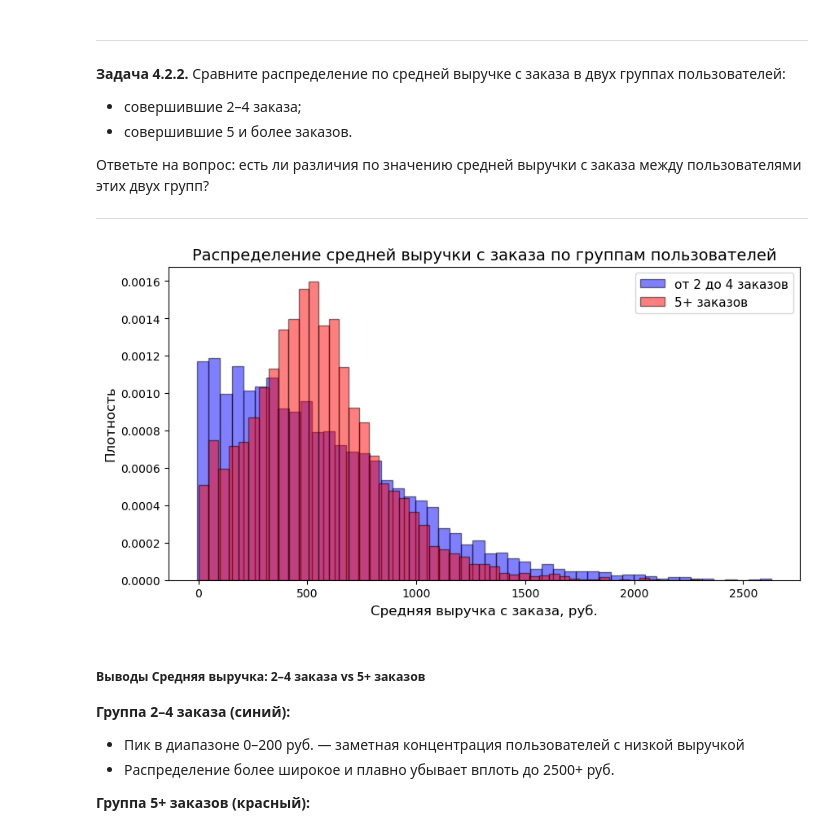
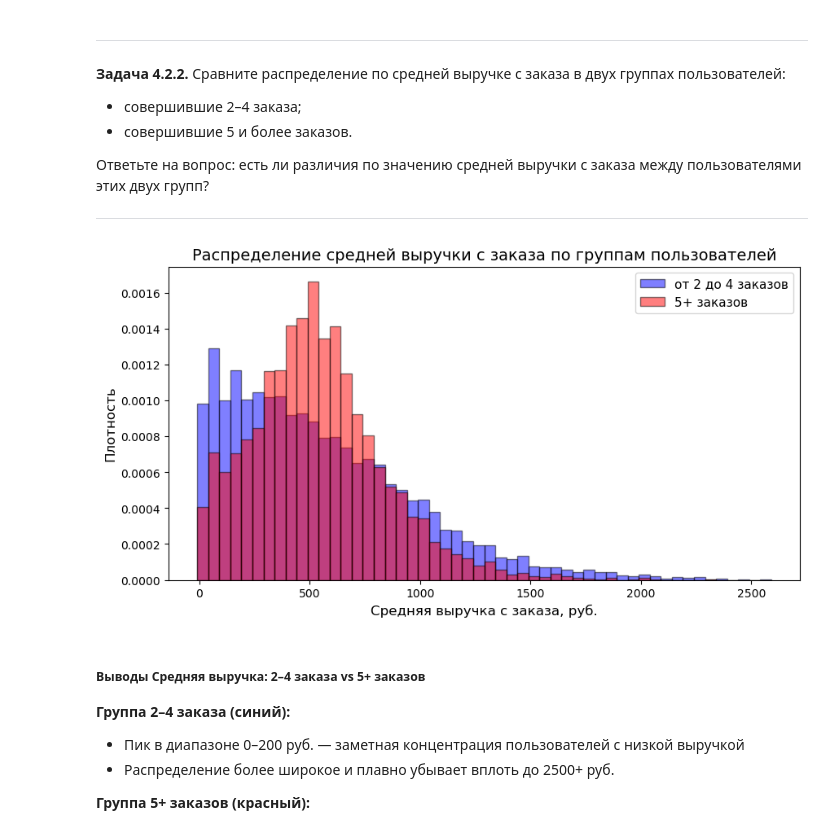
Before and after one commit to rkonurin-ops/-, a Jupyter notebook: Яндекс_Афиша_проект.ipynb, the cells around one changed output. Cells and saved outputs as stored; diff of their text form; code cells hidden in the pictures.

```diff
--- a/Яндекс_Афиша_проект.ipynb
+++ b/Яндекс_Афиша_проект.ipynb
@@ -39,18 +153,14 @@
 # %%
-import pandas as pd
-from sqlalchemy import create_engine
-db_config = {"user": 'praktikum_student',
-             'pwd': 'Sdf4$2;d-d30pp',
-              'host': 'rc1b-wcoijxj3yxfsf3fs.mdb.yandexcloud.net',
-               'port':'6432',
-                'db': 'data-analyst-afisha' }
+load_dotenv()
+
 connection_string = 'postgresql://{}:{}@{}:{}/{}'.format(
-    db_config['user'],
-    db_config['pwd'],
-    db_config['host'],
-    db_config['port'],
-    db_config['db'],
+    os.getenv('DB_USER'),
+    os.getenv('DB_PASSWORD'),
+    os.getenv('DB_HOST'),
+    os.getenv('DB_PORT'),
+    os.getenv('DB_NAME')
 )
+
 engine = create_engine(connection_string)
 query = '''
 SELECT
@@ -1116,19 +1585,24 @@ plt.show()
 
 ---
 # %%
+# Определяем границы бинов на всей выборке
+min_value = int(user_profile['mean_rub_revenue'].min())
+max_value = int(user_profile['mean_rub_revenue'].max())
+bins = range(min_value, max_value + 1, 50)
+
 group_five = user_profile[user_profile['is_five'] == True]['mean_rub_revenue']
 group_not_five = user_profile[(user_profile['is_five'] == False) & (user_profile['is_two'] == True)]['mean_rub_revenue']
 
 plt.figure(figsize=(10, 5))
-plt.hist(group_not_five, bins=50, density=True, alpha=0.5, color='blue', label='от 2 до 4 заказов',  edgecolor='black')
-plt.hist(group_five, bins=50, density=True, alpha=0.5, color='red', label='5+ заказов',  edgecolor='black')
+plt.hist(group_not_five, bins = bins, density=True, alpha=0.5, color='blue', label='от 2 до 4 заказов',  edgecolor='black')
+plt.hist(group_five, bins=bins, density=True, alpha=0.5, color='red', label='5+ заказов',  edgecolor='black')
 plt.title('Распределение средней выручки с заказа по группам пользователей', fontsize=14)
 plt.ylabel('Плотность', fontsize=12)
 plt.xlabel('Средняя выручка с заказа, руб.', fontsize=12)
 plt.legend(fontsize=11)
 plt.show()
 # %% [output]
-[figure, old version]
+[figure, new version]
 # %% [markdown]
 ##### Выводы Средняя выручка: 2–4 заказа vs 5+ заказов
 
```
Also changed, not shown: parts of 39 cells of this notebook.
